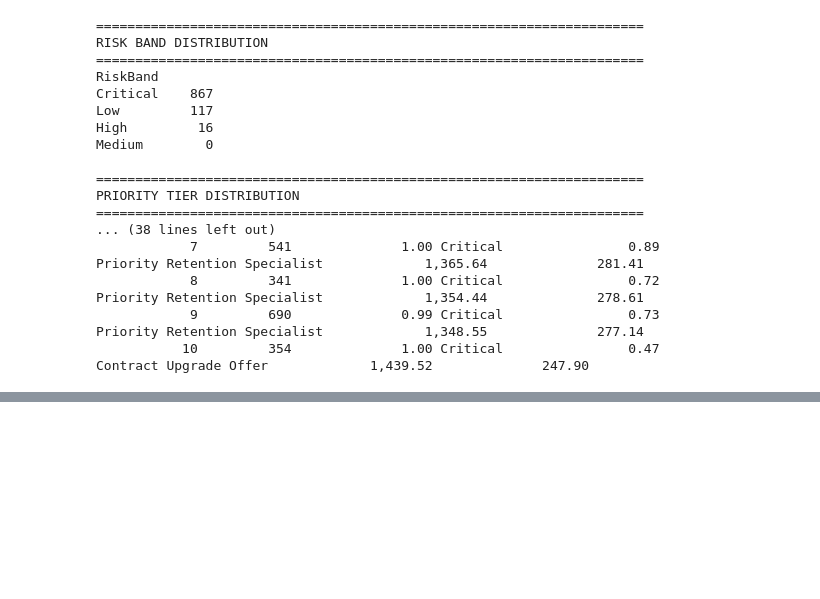
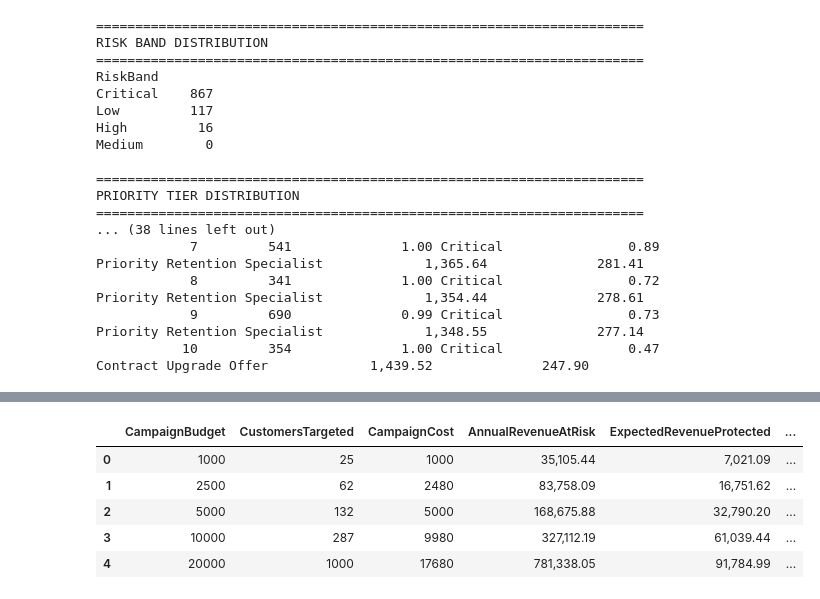
Before and after one commit to deardisha/retentioniq-telecom-churn, a Jupyter notebook: notebooks/01_retentioniq_analysis.ipynb, the cells around one changed output, grey strips where cells are left out. Saved outputs shown, nothing was run; the diff lists cells and outputs as text; code cells hidden in the pictures; blank space fills up the shorter version.

```diff
--- a/notebooks/01_retentioniq_analysis.ipynb
+++ b/notebooks/01_retentioniq_analysis.ipynb
@@ -2604,0 +2775,52 @@ PRIORITY TIER DISTRIBUTION
+# %%
+# Create budget scenarios
+
+campaign_budgets = [
+    1000,
+    2500,
+    5000,
+    10000,
+    20000
+]
+
+budget_results = []
+
+for budget in campaign_budgets:
+    selected_customers = df_scored[
+        df_scored["CumulativeCampaignCost"] <= budget
+    ]
+
+    budget_results.append({
+        "CampaignBudget": budget,
+        "CustomersTargeted": len(selected_customers),
+        "CampaignCost": selected_customers[
+            "InterventionCost"
+        ].sum(),
+        "AnnualRevenueAtRisk": selected_customers[
+            "AnnualRevenueAtRisk"
+        ].sum(),
+        "ExpectedRevenueProtected": selected_customers[
+            "ExpectedRevenueProtected"
+        ].sum(),
+        "ExpectedNetBenefit": selected_customers[
+            "ExpectedNetBenefit"
+        ].sum()
+    })
+
+budget_scenarios = pd.DataFrame(budget_results)
+
+budget_scenarios["ExpectedROI"] = np.where(
+    budget_scenarios["CampaignCost"] > 0,
+    budget_scenarios["ExpectedNetBenefit"] /
+    budget_scenarios["CampaignCost"],
+    0
+)
+
+budget_scenarios.round(2)
+# %% [output]
+|  | CampaignBudget | CustomersTargeted | CampaignCost | AnnualRevenueAtRisk | ExpectedRevenueProtected | ... |
+| 0 | 1000 | 25 | 1000 | 35,105.44 | 7,021.09 | ... |
+| 1 | 2500 | 62 | 2480 | 83,758.09 | 16,751.62 | ... |
+| 2 | 5000 | 132 | 5000 | 168,675.88 | 32,790.20 | ... |
+| 3 | 10000 | 287 | 9980 | 327,112.19 | 61,039.44 | ... |
+| 4 | 20000 | 1000 | 17680 | 781,338.05 | 91,784.99 | ... |
```
Also changed, not shown: parts of 15 cells of this notebook, 4 other files.
